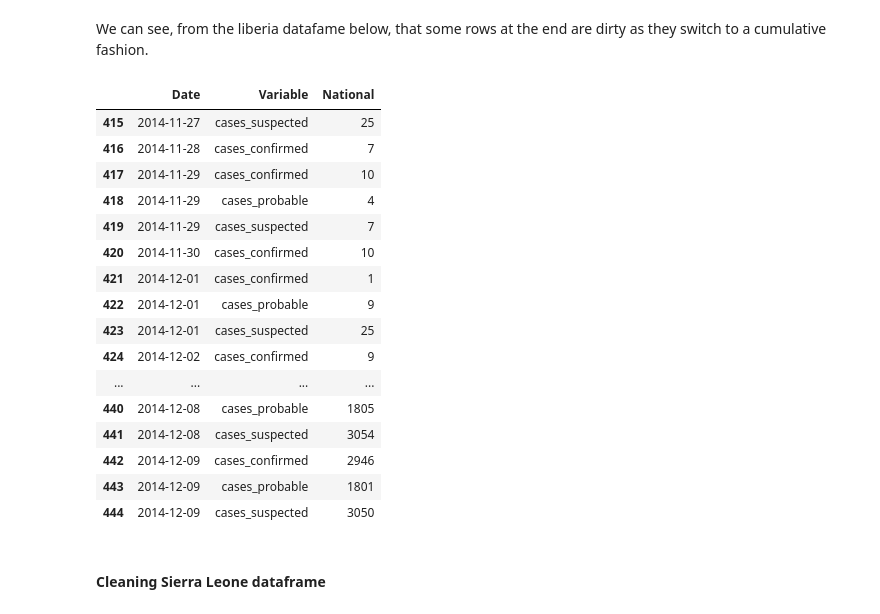
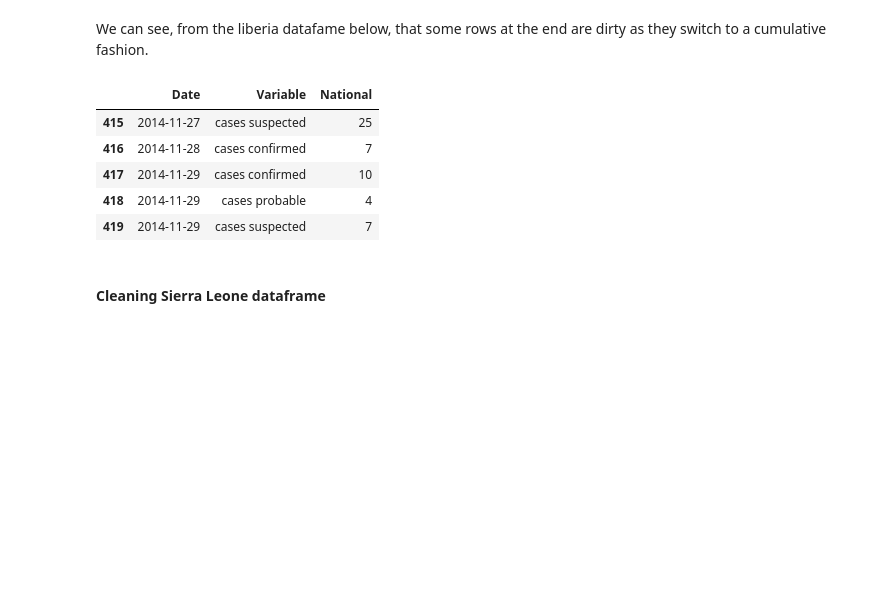
Before and after one commit to Amaumaury/ada-2017, a Jupyter notebook: Homework 1.ipynb, the cells around one changed output. Cells and saved outputs as stored; diff of their text form; code cells hidden in the pictures; blank space fills up the shorter version.

```diff
--- a/Homework 1.ipynb
+++ b/Homework 1.ipynb
@@ -103,7 +105,7 @@ guinea_rename_dict = {'New cases of confirmed': 'cases_confirmed',
 For guinea, the descriptions 'New deaths registered today (probables)' and 'New deaths registered today (suspects)' or not really interesting as there are only available for one day and equal to 0. Moreover the description 'New deaths registered today (confirmed)' is also available during only one day and is a redundancy of the description 'New deaths registered today'. Thus we decided to drop those descriptions.
 # %%
 # All possible descriptions for liberia
-print(liberia_descriptions)
+#print(liberia_descriptions)
 
 # From which we decided to keep only the following descriptions
 filtered_liberia_descriptions = ['New case/s (confirmed)',
@@ -113,9 +115,9 @@ filtered_liberia_descriptions = ['New case/s (confirmed)',
                                  'Total death/s in suspected cases',
                                  'Total death/s in probable cases']
 
-liberia_rename_dict = {'New case/s (confirmed)': 'cases_confirmed',
-                       'New Case/s (Suspected)': 'cases_suspected',
-                       'New Case/s (Probable)': 'cases_probable',
-                       'Total death/s in confirmed cases': 'deaths_confirmed',
-                       'Total death/s in suspected cases': 'deaths_suspected',
-                       'Total death/s in probable cases': 'deaths_probable'}
+liberia_rename_dict = {'New case/s (confirmed)': 'cases confirmed',
+                       'New Case/s (Suspected)': 'cases suspected',
+                       'New Case/s (Probable)': 'cases probable',
+                       'Total death/s in confirmed cases': 'deaths confirmed',
+                       'Total death/s in suspected cases': 'deaths suspected',
+                       'Total death/s in probable cases': 'deaths probable'}
@@ -242,9 +228,9 @@ guinea_dataframe
 
 liberia_dataframe = liberia_dataframe.set_index(['Date', 'Variable']).sort_index()
 
-index0 = liberia_dataframe.loc[idx[:, 'deaths_confirmed'], :][-1:].index
-index1 = liberia_dataframe.loc[idx[:, 'deaths_probable'], :][-1:].index
-index2 = liberia_dataframe.loc[idx[:, 'deaths_suspected'], :][-1:].index
+index0 = liberia_dataframe.loc[idx[:, 'deaths confirmed'], :][-1:].index
+index1 = liberia_dataframe.loc[idx[:, 'deaths probable'], :][-1:].index
+index2 = liberia_dataframe.loc[idx[:, 'deaths suspected'], :][-1:].index
 
 liberia_dataframe = liberia_dataframe.drop(index0)
 liberia_dataframe = liberia_dataframe.drop(index1)
@@ -254,25 +240,14 @@ liberia_dataframe = liberia_dataframe.reset_index()
 # %% [markdown]
 We can see, from the liberia datafame below, that some rows at the end are dirty as they switch to a cumulative fashion.
 # %%
-liberia_dataframe[-30:]
+liberia_dataframe[-30:].head()
 # %% [output]
 |  | Date | Variable | National |
-| 415 | 2014-11-27 | cases_suspected | 25 |
-| 416 | 2014-11-28 | cases_confirmed | 7 |
-| 417 | 2014-11-29 | cases_confirmed | 10 |
-| 418 | 2014-11-29 | cases_probable | 4 |
-| 419 | 2014-11-29 | cases_suspected | 7 |
-| 420 | 2014-11-30 | cases_confirmed | 10 |
-| 421 | 2014-12-01 | cases_confirmed | 1 |
-| 422 | 2014-12-01 | cases_probable | 9 |
-| 423 | 2014-12-01 | cases_suspected | 25 |
-| 424 | 2014-12-02 | cases_confirmed | 9 |
-| ... | ... | ... | ... |
-| 440 | 2014-12-08 | cases_probable | 1805 |
-| 441 | 2014-12-08 | cases_suspected | 3054 |
-| 442 | 2014-12-09 | cases_confirmed | 2946 |
-| 443 | 2014-12-09 | cases_probable | 1801 |
-| 444 | 2014-12-09 | cases_suspected | 3050 |
+| 415 | 2014-11-27 | cases suspected | 25 |
+| 416 | 2014-11-28 | cases confirmed | 7 |
+| 417 | 2014-11-29 | cases confirmed | 10 |
+| 418 | 2014-11-29 | cases probable | 4 |
+| 419 | 2014-11-29 | cases suspected | 7 |
 # %%
 # This cell deals with the cumulative values found at the end of the dataframe for certain reports
 
```
Also changed, not shown: parts of 23 cells of this notebook.
